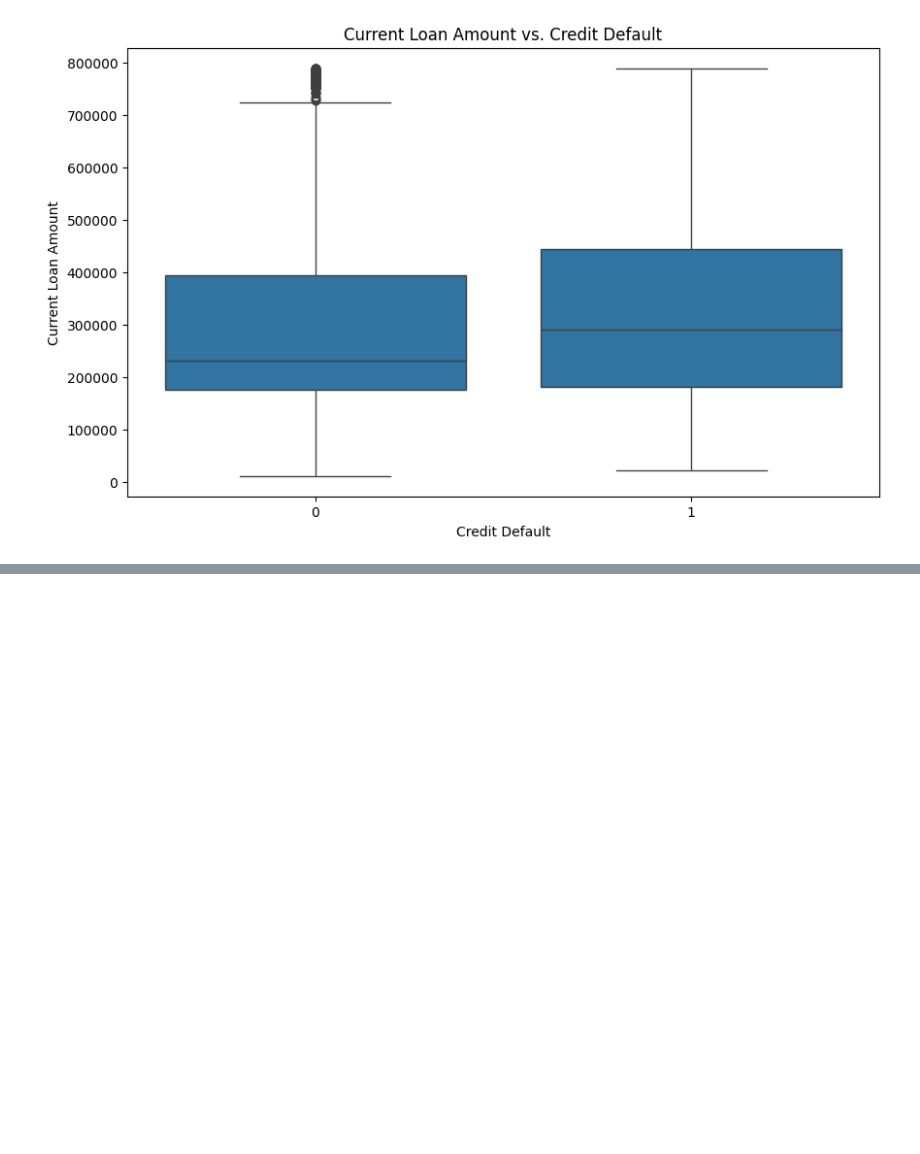
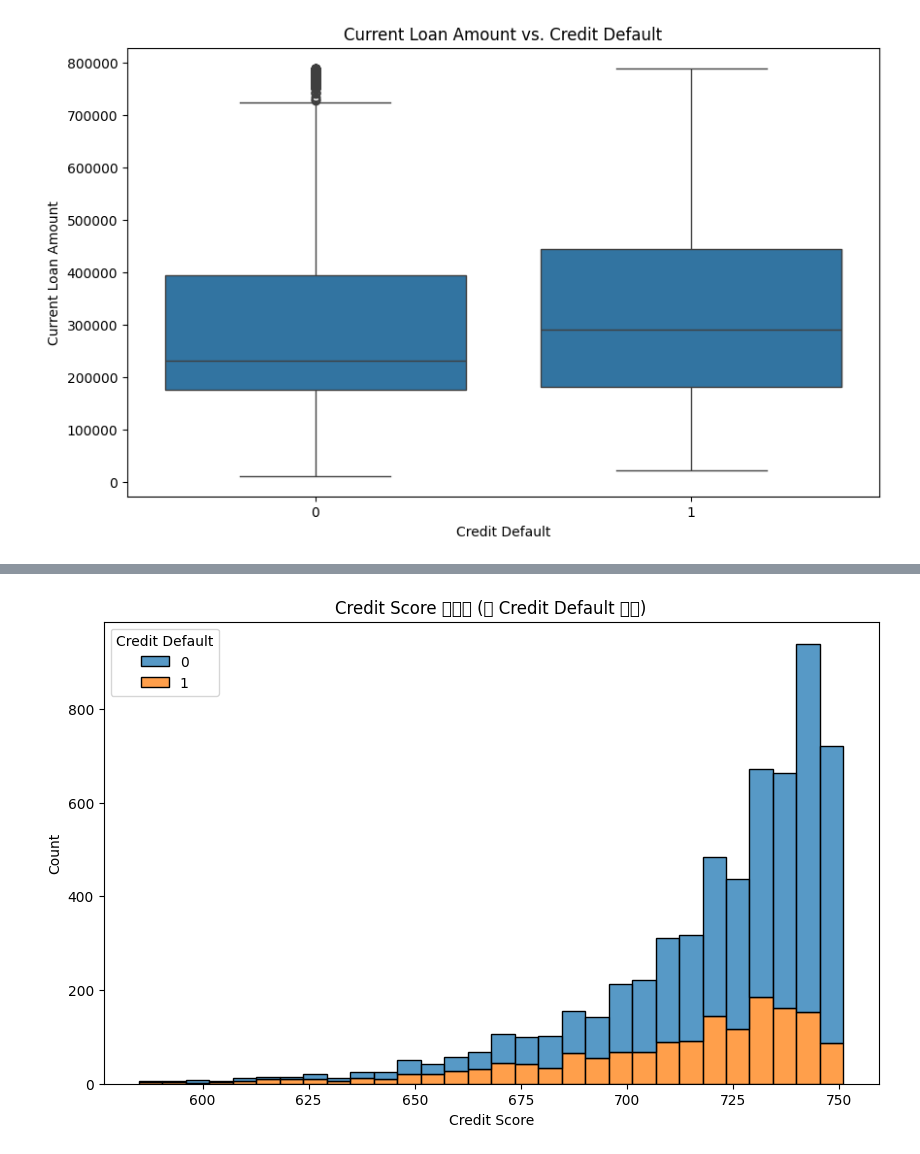
Before and after one commit to LiShun522/Loan-Default-Prediction, a Jupyter notebook: Untitled.ipynb, the cells around one changed output, grey strips where cells are left out. Cells and saved outputs as stored; diff of their text form; code cells hidden in the pictures; blank space fills up the shorter version.

```diff
--- a/Untitled.ipynb
+++ b/Untitled.ipynb
@@ -211,0 +227,10 @@ plt.show()
+# %%
+plt.figure(figsize=(10, 6))
+sns.histplot(data=df, x="Credit Score", hue="Credit Default", multiple="stack", stat="count", bins=30)
+
+plt.xlabel("Credit Score")
+plt.ylabel("Count")
+plt.title("Credit Score 直方圖 (依 Credit Default 分組)")
+plt.show()
+# %% [output]
+[figure, added]
```
Also changed, not shown: parts of 6 cells of this notebook, 1 other file.
